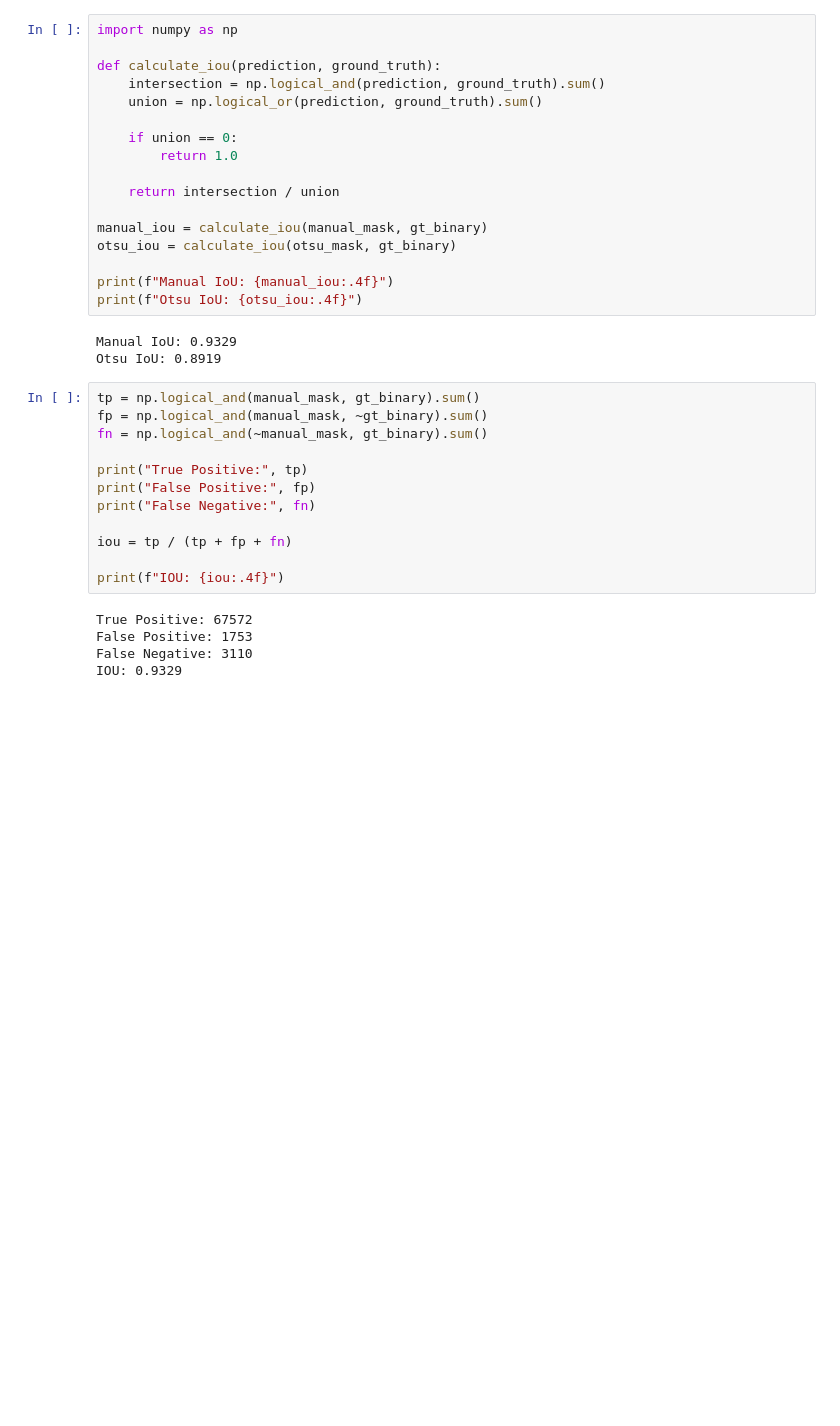
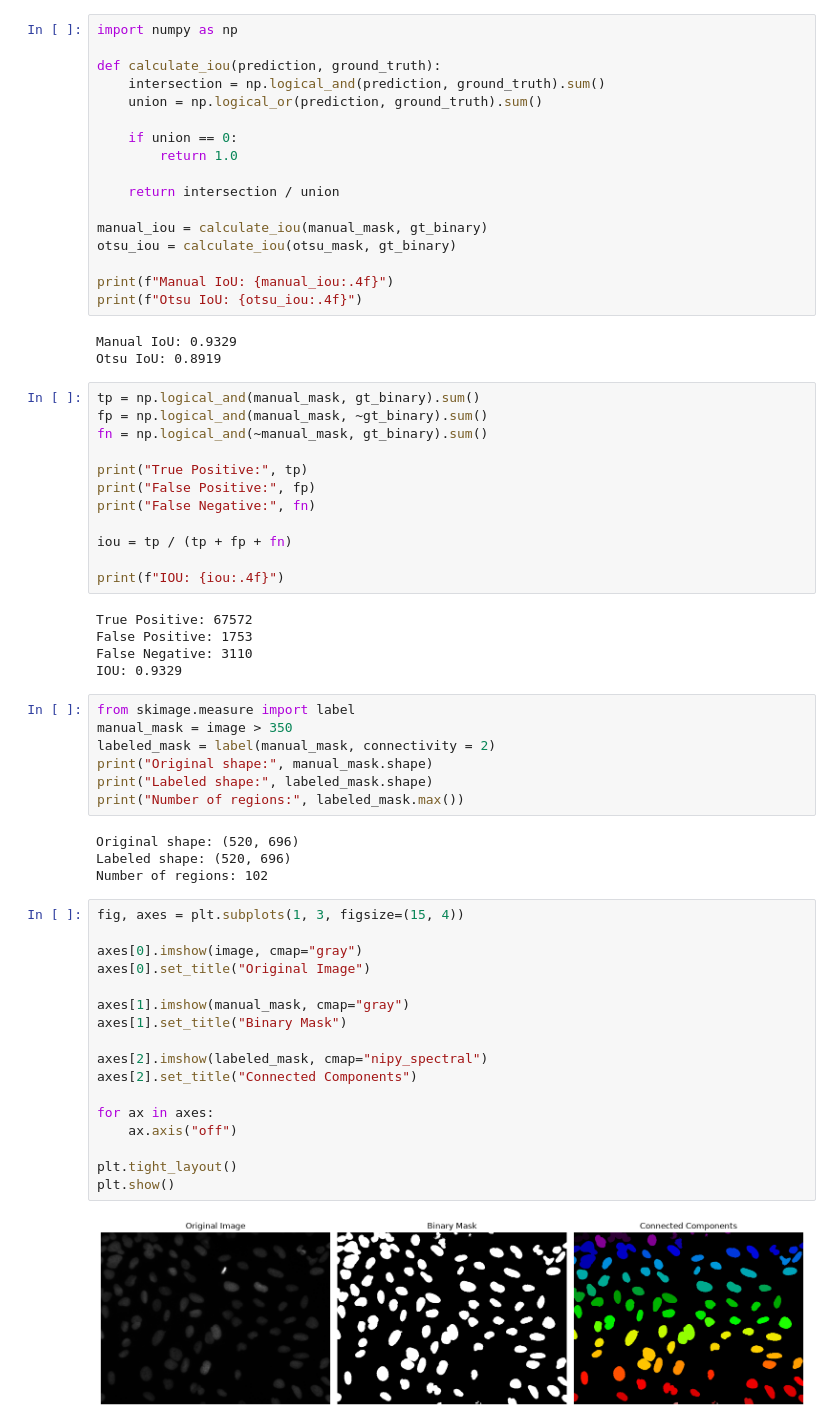
Before and after one commit to tianling0625/scientific-ai-portfolio, a Jupyter notebook: notebooks/04_pixel_intensity_analysis.ipynb, the cells around one changed output. Saved outputs shown, nothing was run; the diff lists cells and outputs as text; blank space fills up the shorter version.

Commit message:
Complete microscopy segmentation and region analysis

```diff
--- a/notebooks/04_pixel_intensity_analysis.ipynb
+++ b/notebooks/04_pixel_intensity_analysis.ipynb
@@ -290,3 +290,33 @@ True Positive: 67572
 False Positive: 1753
 False Negative: 3110
 IOU: 0.9329
+# %%
+from skimage.measure import label
+manual_mask = image > 350
+labeled_mask = label(manual_mask, connectivity = 2)
+print("Original shape:", manual_mask.shape)
+print("Labeled shape:", labeled_mask.shape)
+print("Number of regions:", labeled_mask.max())
+# %% [output]
+Original shape: (520, 696)
+Labeled shape: (520, 696)
+Number of regions: 102
+# %%
+fig, axes = plt.subplots(1, 3, figsize=(15, 4))
+
+axes[0].imshow(image, cmap="gray")
+axes[0].set_title("Original Image")
+
+axes[1].imshow(manual_mask, cmap="gray")
+axes[1].set_title("Binary Mask")
+
+axes[2].imshow(labeled_mask, cmap="nipy_spectral")
+axes[2].set_title("Connected Components")
+
+for ax in axes:
+    ax.axis("off")
+
+plt.tight_layout()
+plt.show()
+# %% [output]
+[figure, added]
```
Also changed, not shown: parts of 8 cells of this notebook.
